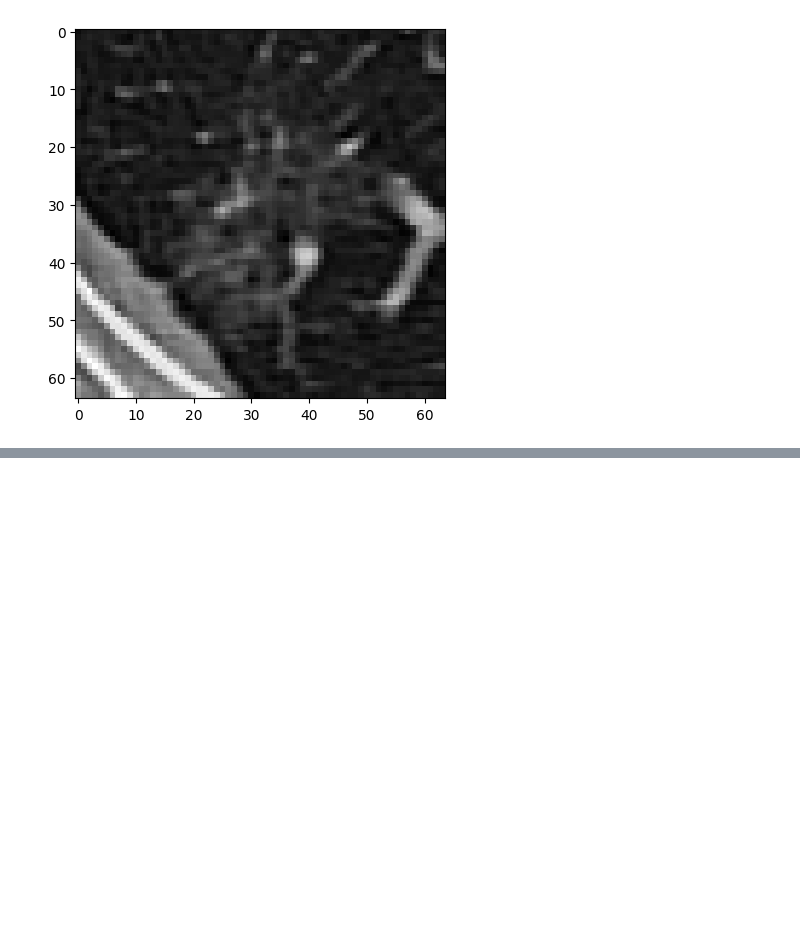
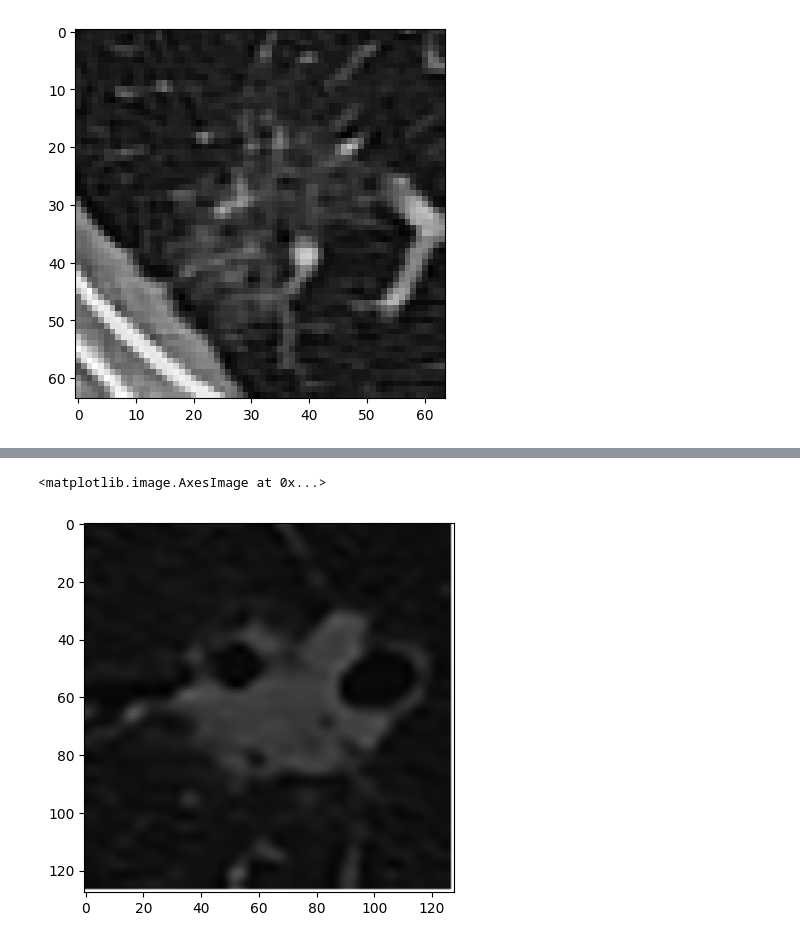
Before and after one commit to Pkaps25/nsclcrecurrence, a Jupyter notebook: ct_lung_class/scratch.ipynb, the cells around one changed output, grey strips where cells are left out. Saved outputs shown, nothing was run; the diff lists cells and outputs as text; code cells hidden in the pictures; blank space fills up the shorter version.

```diff
--- a/ct_lung_class/scratch.ipynb
+++ b/ct_lung_class/scratch.ipynb
@@ -337,0 +334,21 @@ plt.imshow(nod[60], cmap="grey")
+# %%
+from datasets import getCtRawNodule
+from monai.transforms import Compose, RandRotate90, RandAffine, RandFlip, RandGaussianNoise, RandZoom
+import matplotlib.pyplot as plt
+import numpy as np
+nod = nods[0]
+ct = getCtRawNodule(nod.file_path, nod.image_type, nod.center_lps, True, 5, 128)
+rand_affine = RandAffine(
+    mode=("bilinear"),
+    prob=0.75,
+    rotate_range=(np.pi / 2, np.pi / 2, np.pi / 2),
+    translate_range=(40, 40, 2),
+    scale_range=(0.15, 0.15, 0.15),
+    padding_mode="border",
+)
+transforms = Compose([rand_affine, RandFlip(), RandGaussianNoise(0.2)])
+# ct = transforms(ct)
+plt.imshow(ct[49], cmap="grey")
+# %% [output]
+<matplotlib.image.AxesImage at 0x...>
+[figure, added]
```
Also changed, not shown: parts of 4 cells of this notebook, 7 other files.
